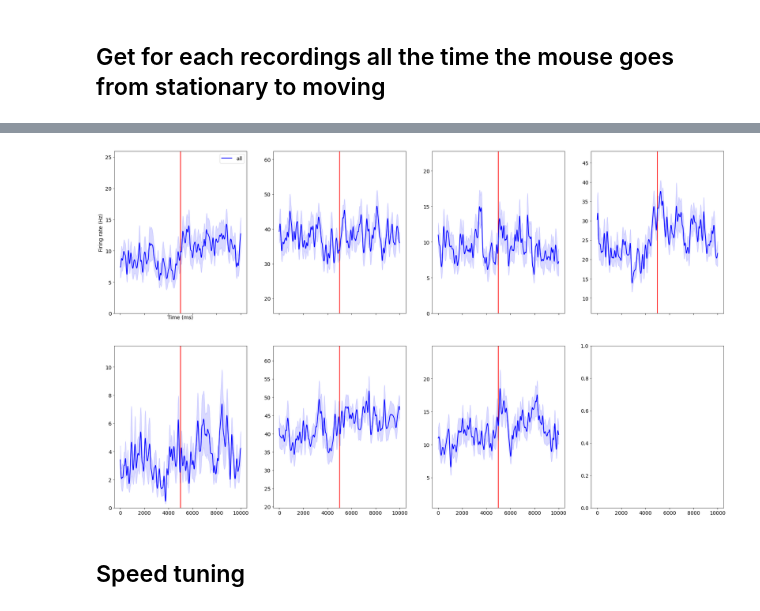
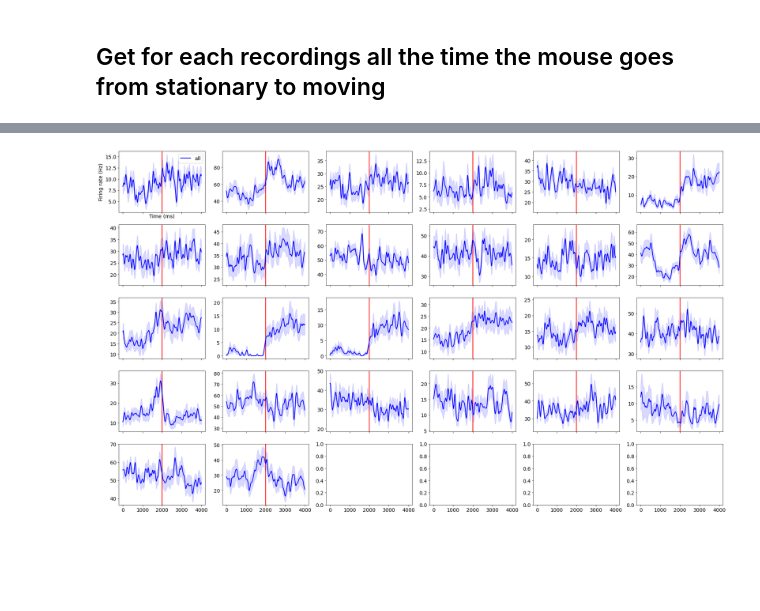
Before and after one commit to Egzona66/APA_setup, a Jupyter notebook: electrophysiology/dev.ipynb, the cells around one changed output, grey strips where cells are left out. Saved outputs shown, nothing was run; the diff lists cells and outputs as text; code cells hidden in the pictures; blank space fills up the shorter version.

```diff
--- a/electrophysiology/dev.ipynb
+++ b/electrophysiology/dev.ipynb
@@ -21,7 +21,8 @@ sys.path.append(str(fld))
 from electrophysiology.utils import load_rec_data, get_locomotion_onset_times
 
 # cache = Path(r"/Volumes/EGZONA/Egzona/Forceplate/neuropixels")
-cache = Path("/Volumes/EGZONA/Egzona/Forceplate/neuropixels")
+# cache = Path("/Volumes/EGZONA/Egzona/Forceplate/neuropixels")
+cache = Path("/Users/federicoclaudi/Desktop/APA")
 tracking_files = cache.glob("*.parquet")
 recordings = [f.stem for f in tracking_files]
 len(recordings)
@@ -123,6 +33,8 @@ def get_locomotion_onset_times(
 # %%
-right_fl_onsets = get_locomotion_onset_times(tracking, "right_fl", cutoff=2000)
-left_fl_onsets = get_locomotion_onset_times(tracking, "left_fl", cutoff=2000)
+tracking, units = load_rec_data(cache, recordings[17])
+
+right_fl_onsets = get_locomotion_onset_times(tracking, "right_fl", cutoff=1500)
+left_fl_onsets = get_locomotion_onset_times(tracking, "left_fl", cutoff=1500)
 
 print(f"Number of onsets: {len(right_fl_onsets)} right - {len(left_fl_onsets)} left")
 # %% [output]
@@ -164,40 +76,44 @@ nrows, ncols = calc_nrows_ncols(len(units_names), aspect=(24, 18))
 f, axes = plt.subplots(nrows, ncols, figsize=figsize, sharex=True, sharey=False)
 axes = axes.flatten()
 
-DeltaT = 5000 # time before/after frame
-BaselineDuration = 5000 # number of samples going into baseline evaluation
+DeltaT = 2000 # time before/after frame
+BaselineDuration = 2000 # number of samples going into baseline evaluation
 
+
+units_traces = {}
 for i, (name, ax) in enumerate(zip(units_names, axes)):
     ax.axvline(DeltaT, lw=2, color="r")
     baselines = []
     alltraces = []
     for paw, timepoints, color in zip(("fr", "fl"), (right_fl_onsets, left_fl_onsets), "rg"):
-
         traces = []
         for frame in timepoints:
             trace = units[name].values[frame-DeltaT:frame+DeltaT]
             baseline = units[name].values[frame-BaselineDuration-1000:frame-1000]
 
             if len(trace) < 4000:
                 continue
             traces.append(trace)
             baselines.append(baseline)
             # ax.plot(trace, color = dark_colors[paw], alpha=.25)
 
 
         alltraces.extend(traces)
         # plot_mean_and_error(np.mean(traces, axis=0), sem(traces, axis=0), ax, lw=2, label=paw if i == 0 else None, color=color, err_alpha=.15)
-    plot_mean_and_error(np.mean(alltraces, axis=0), sem(alltraces, axis=0), ax, lw=2, label="all" if i == 0 else None, color='blue', err_alpha=.15)
-    ax.set(ylim=[np.percentile(alltraces, 10), np.percentile(alltraces, 90)])
+
+    plot_mean_and_error(
+            np.mean(alltraces, axis=0),
+            sem(alltraces, axis=0),
+            ax, lw=2, label="all" if i == 0 else None, color='blue', err_alpha=.15)
+    # ax.set(ylim=[np.percentile(alltraces, 10), np.percentile(alltraces, 90)])
 
     # baselines = np.hstack(baseline)
     # mu = np.mean(baselines)
     # sigma = np.std(baselines)
     # plot_mean_and_error(np.repeat(mu, 2*DeltaT), np.repeat(sigma, 2*DeltaT), ax, lw=2, color="black", err_alpha=.15)
+    units_traces[name] = alltraces
 
 axes[0].legend()
 _ = axes[0].set(xlabel="Time (ms)", ylabel="Firing rate (Hz)")
 # %% [output]
-[figure, old version]
+[figure, new version]
-# %% [markdown]
-## Speed tuning
```
Also changed, not shown: parts of 7 cells of this notebook, 2 other files.
